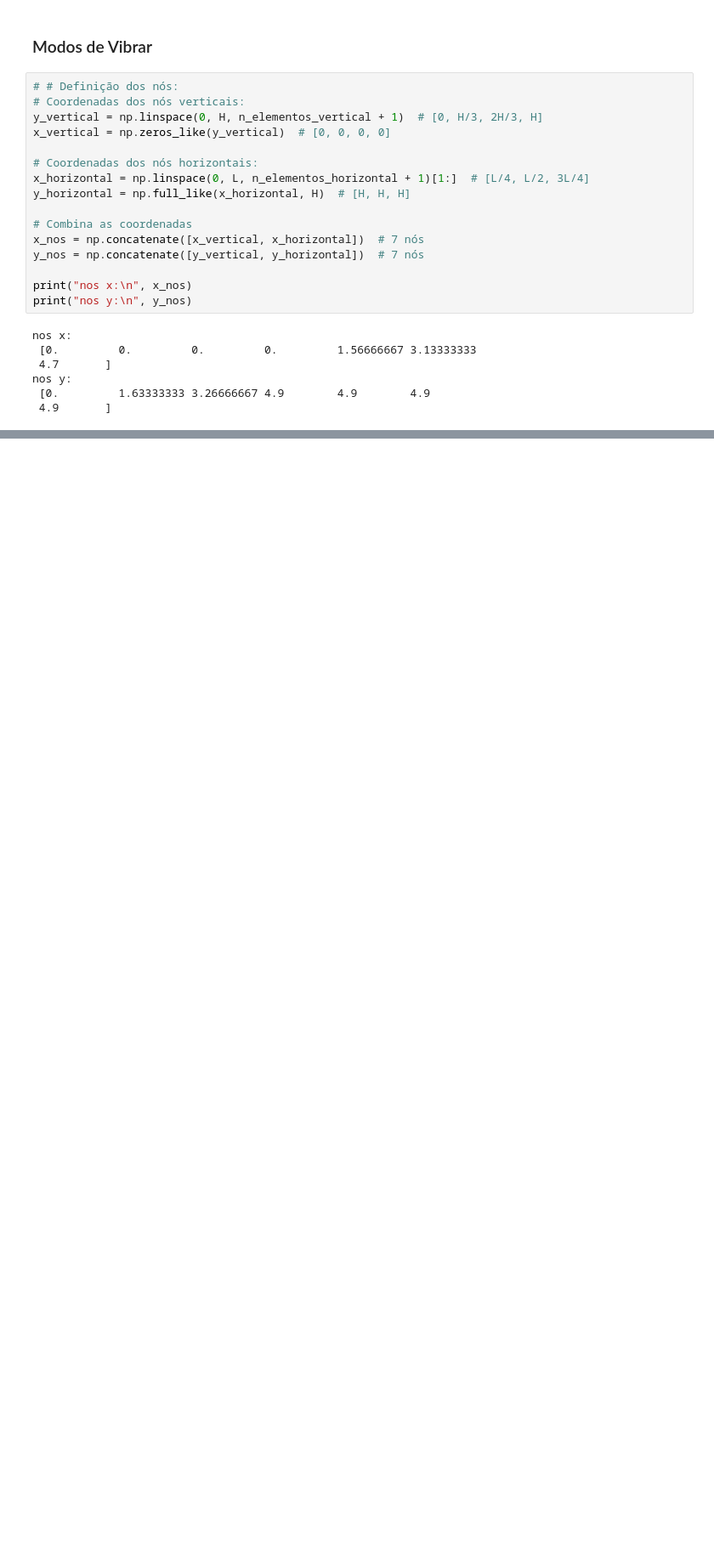
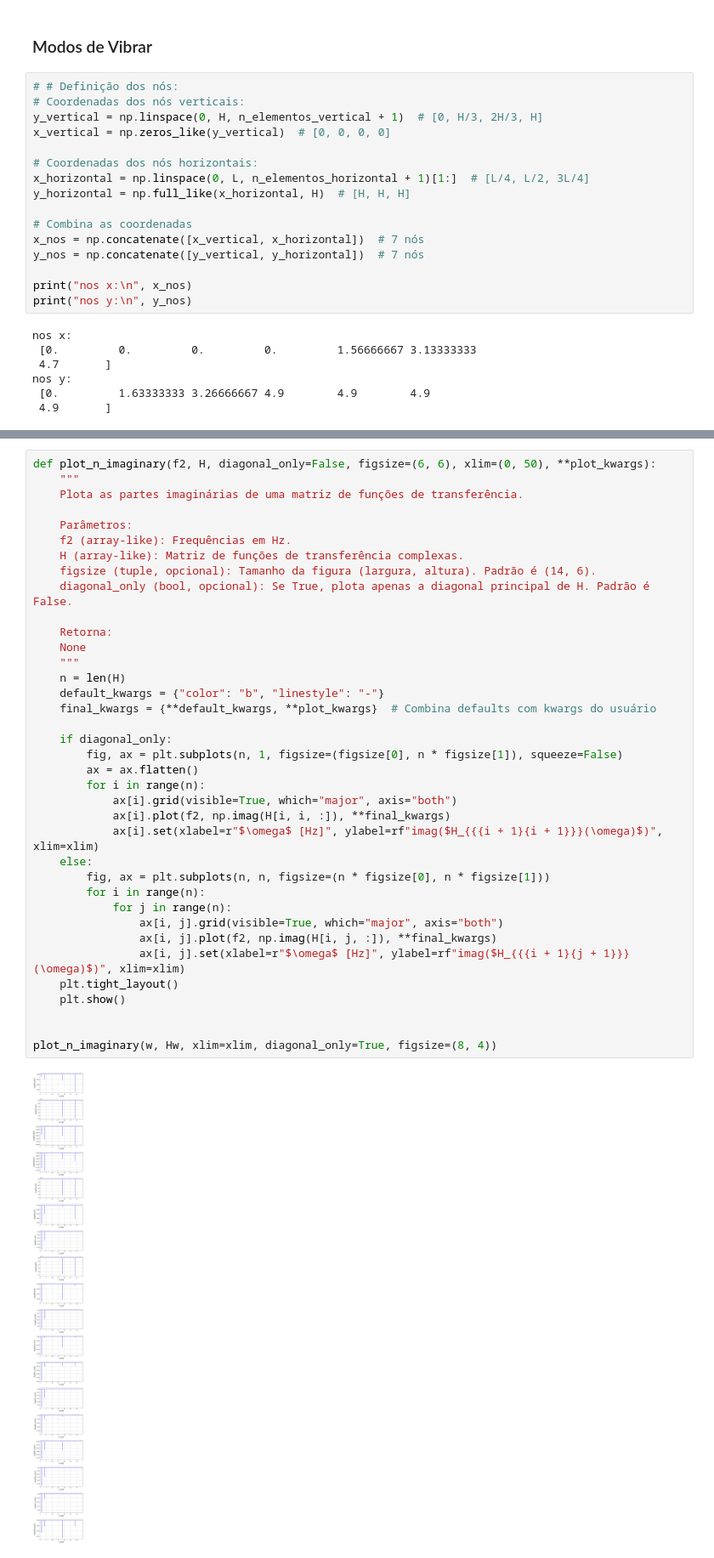
Before and after one commit to TonhoSF1/Vibracoes2, a Jupyter notebook: Trabalho.ipynb, the cells around one changed output, grey strips where cells are left out. Shown at 85% size. Drawn from its saved outputs; the diff is of its cells as text; blank space fills up the shorter version.

```diff
--- a/Trabalho.ipynb
+++ b/Trabalho.ipynb
@@ -355,0 +564,39 @@ plt.show()
+# %%
+def plot_n_imaginary(f2, H, diagonal_only=False, figsize=(6, 6), xlim=(0, 50), **plot_kwargs):
+    """
+    Plota as partes imaginárias de uma matriz de funções de transferência.
+
+    Parâmetros:
+    f2 (array-like): Frequências em Hz.
+    H (array-like): Matriz de funções de transferência complexas.
+    figsize (tuple, opcional): Tamanho da figura (largura, altura). Padrão é (14, 6).
+    diagonal_only (bool, opcional): Se True, plota apenas a diagonal principal de H. Padrão é False.
+
+    Retorna:
+    None
+    """
+    n = len(H)
+    default_kwargs = {"color": "b", "linestyle": "-"}
+    final_kwargs = {**default_kwargs, **plot_kwargs}  # Combina defaults com kwargs do usuário
+
+    if diagonal_only:
+        fig, ax = plt.subplots(n, 1, figsize=(figsize[0], n * figsize[1]), squeeze=False)
+        ax = ax.flatten()
+        for i in range(n):
+            ax[i].grid(visible=True, which="major", axis="both")
+            ax[i].plot(f2, np.imag(H[i, i, :]), **final_kwargs)
+            ax[i].set(xlabel=r"$\omega$ [Hz]", ylabel=rf"imag($H_{{{i + 1}{i + 1}}}(\omega)$)", xlim=xlim)
+    else:
+        fig, ax = plt.subplots(n, n, figsize=(n * figsize[0], n * figsize[1]))
+        for i in range(n):
+            for j in range(n):
+                ax[i, j].grid(visible=True, which="major", axis="both")
+                ax[i, j].plot(f2, np.imag(H[i, j, :]), **final_kwargs)
+                ax[i, j].set(xlabel=r"$\omega$ [Hz]", ylabel=rf"imag($H_{{{i + 1}{j + 1}}}(\omega)$)", xlim=xlim)
+    plt.tight_layout()
+    plt.show()
+
+
+plot_n_imaginary(w, Hw, xlim=xlim, diagonal_only=True, figsize=(8, 4))
+# %% [output]
+[figure, added]
```
Also changed, not shown: parts of 57 cells of this notebook, 1 other file.
